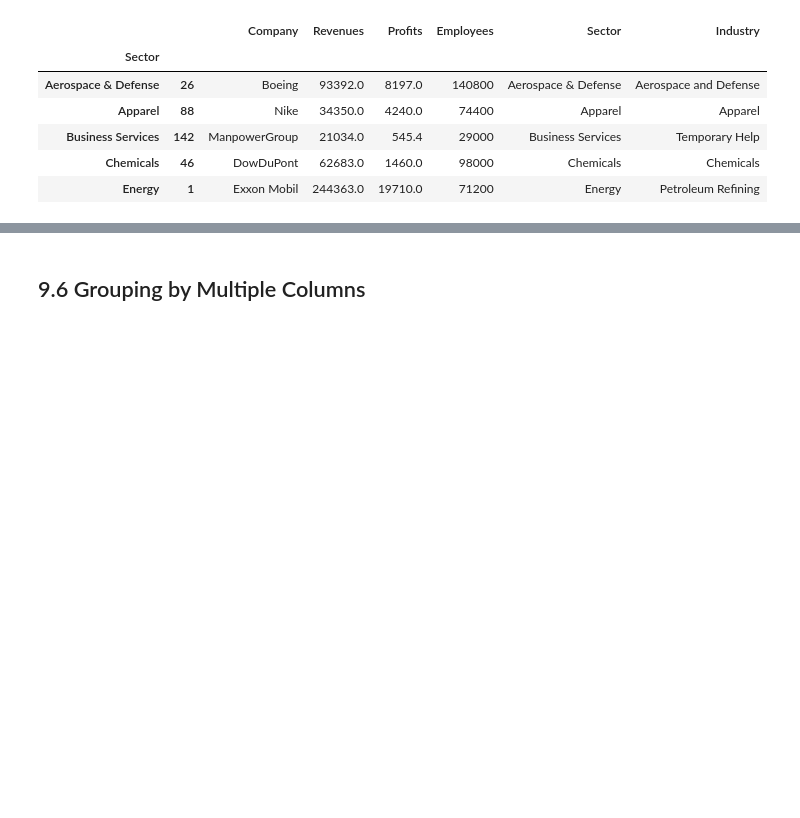
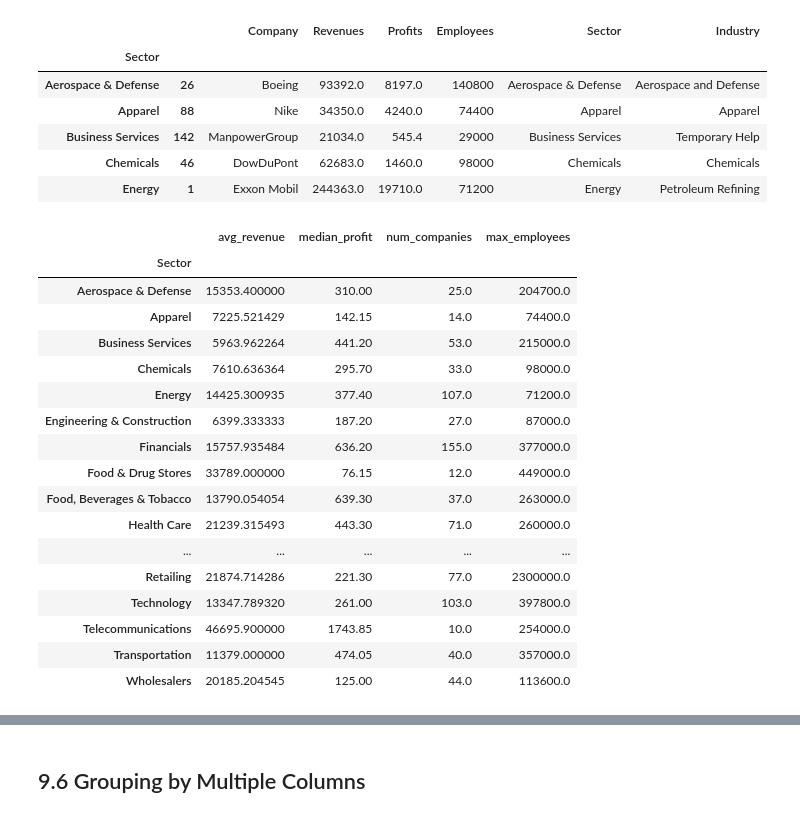
Before and after one commit to MinyaevAndrey/pandas-in-action, a Jupyter notebook: chapter_09_the_groupby_object/chapter_09_the_groupby_object.ipynb, the cells around one changed output, grey strips where cells are left out. Drawn from its saved outputs; the diff is of its cells as text; code cells hidden in the pictures; blank space fills up the shorter version.

```diff
--- a/chapter_09_the_groupby_object/chapter_09_the_groupby_object.ipynb
+++ b/chapter_09_the_groupby_object/chapter_09_the_groupby_object.ipynb
@@ -401,3 +397,32 @@ sectors.apply(get_largest_row).head()
 | Business Services | 142 | ManpowerGroup | 21034.0 | 545.4 | 29000 | Business Services | Temporary Help |
 | Chemicals | 46 | DowDuPont | 62683.0 | 1460.0 | 98000 | Chemicals | Chemicals |
 | Energy | 1 | Exxon Mobil | 244363.0 | 19710.0 | 71200 | Energy | Petroleum Refining |
+# %%
+def sector_summary(df):
+    return pd.Series({
+        "avg_revenue": df["Revenues"].mean(),
+        "median_profit": df["Profits"].median(),
+        "num_companies": len(df),
+        "max_employees": df["Employees"].max()
+    })
+
+fortune.groupby("Sector").apply(sector_summary)
+# %% [output]
+|  | avg_revenue | median_profit | num_companies | max_employees |
+| Sector |  |  |  |  |
+| Aerospace & Defense | 15353.400000 | 310.00 | 25.0 | 204700.0 |
+| Apparel | 7225.521429 | 142.15 | 14.0 | 74400.0 |
+| Business Services | 5963.962264 | 441.20 | 53.0 | 215000.0 |
+| Chemicals | 7610.636364 | 295.70 | 33.0 | 98000.0 |
+| Energy | 14425.300935 | 377.40 | 107.0 | 71200.0 |
+| Engineering & Construction | 6399.333333 | 187.20 | 27.0 | 87000.0 |
+| Financials | 15757.935484 | 636.20 | 155.0 | 377000.0 |
+| Food & Drug Stores | 33789.000000 | 76.15 | 12.0 | 449000.0 |
+| Food, Beverages & Tobacco | 13790.054054 | 639.30 | 37.0 | 263000.0 |
+| Health Care | 21239.315493 | 443.30 | 71.0 | 260000.0 |
+| ... | ... | ... | ... | ... |
+| Retailing | 21874.714286 | 221.30 | 77.0 | 2300000.0 |
+| Technology | 13347.789320 | 261.00 | 103.0 | 397800.0 |
+| Telecommunications | 46695.900000 | 1743.85 | 10.0 | 254000.0 |
+| Transportation | 11379.000000 | 474.05 | 40.0 | 357000.0 |
+| Wholesalers | 20185.204545 | 125.00 | 44.0 | 113600.0 |
```
Also changed, not shown: parts of 9 cells of this notebook.
